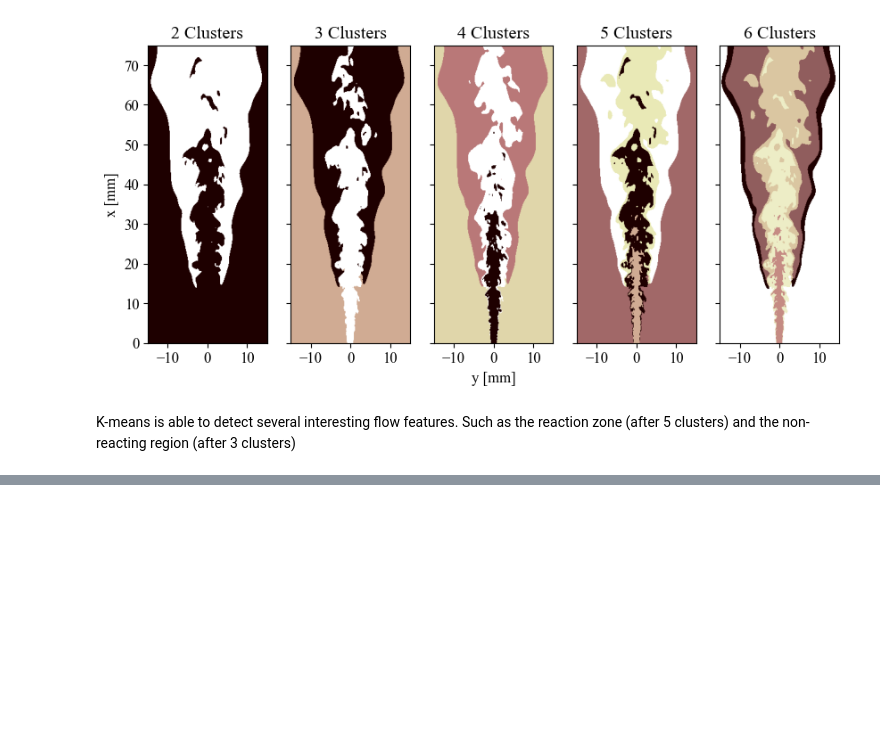
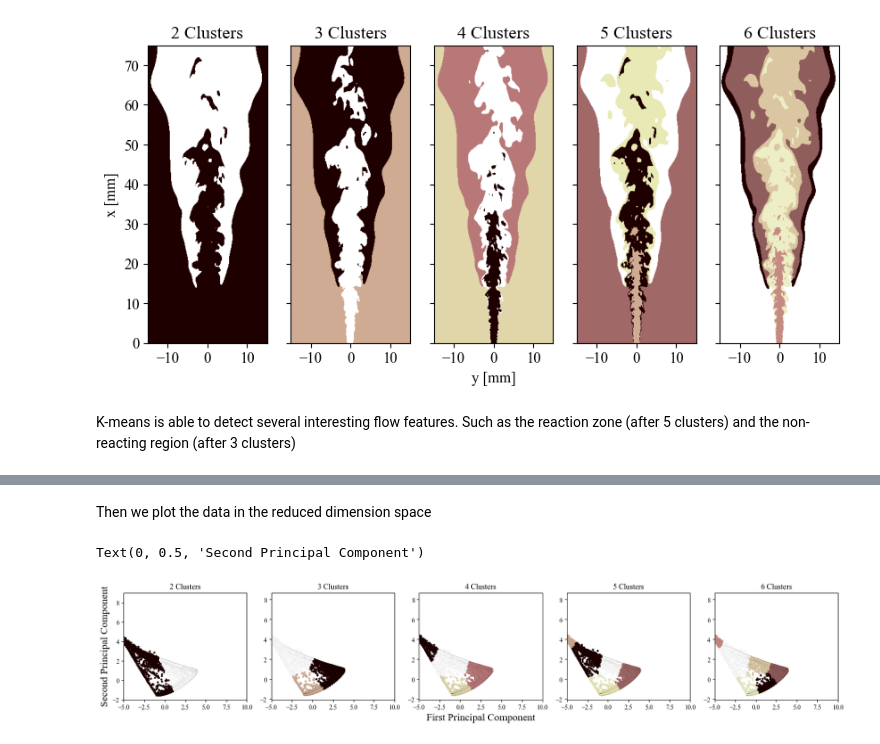
Before and after one commit to emnagrajaa/Classifying-n-Dodecane-Ignition, a Jupyter notebook: Unsupervised Learning.ipynb, the cells around one changed output, grey strips where cells are left out. Cells and saved outputs as stored; diff of their text form; code cells hidden in the pictures; blank space fills up the shorter version.

```diff
--- a/Unsupervised Learning.ipynb
+++ b/Unsupervised Learning.ipynb
@@ -134,0 +186,32 @@ K-means is able to detect several interesting flow features. Such as the reactio
+# %%
+y_pca_km2 = km2.fit_predict(principalComponents)
+y_pca_km3 = km3.fit_predict(principalComponents)
+y_pca_km4 = km4.fit_predict(principalComponents)
+y_pca_km5 = km5.fit_predict(principalComponents)
+y_pca_km6 = km6.fit_predict(principalComponents)
+# %% [markdown]
+Then we plot the data in the reduced dimension space
+# %%
+f, axs = plt.subplots(1, 5, figsize=(20, 3), sharex=True)
+
+axs[0].scatter(principalComponents[:,0][::5],principalComponents[:,1][::5],c=y_pca_km2[::5],
+                s = 10 , cmap = 'pink',edgecolor='black', linewidth = 0.03)
+axs[0].set_title('2 Clusters')
+axs[1].scatter(principalComponents[:,0][::5],principalComponents[:,1][::5],c=y_pca_km3[::5],s = 10 , cmap = 'pink',edgecolor='black', linewidth = 0.03)
+axs[1].set_title('3 Clusters')
+axs[2].scatter(principalComponents[:,0][::5],principalComponents[:,1][::5],c=y_pca_km4[::5],s = 10 , cmap = 'pink',edgecolor='black', linewidth = 0.03)
+axs[2].set_title('4 Clusters')
+axs[3].scatter(principalComponents[:,0][::5],principalComponents[:,1][::5],c=y_pca_km5[::5],s = 10 , cmap = 'pink',edgecolor='black', linewidth = 0.03)
+axs[3].set_title('5 Clusters')
+axs[4].scatter(principalComponents[:,0][::5],principalComponents[:,1][::5],c=y_pca_km6[::5],s = 10 , cmap = 'pink',edgecolor='black', linewidth = 0.03)
+axs[4].set_title('6 Clusters')
+
+
+
+axs[0].set_ylim([-2, 9])
+axs[0].set_xlim([-5, 10])
+axs[2].set_xlabel("First Principal Component", fontsize=16)
+axs[0].set_ylabel("Second Principal Component", fontsize=16)
+# %% [output]
+Text(0, 0.5, 'Second Principal Component')
+[figure, added]
```
Also changed, not shown: parts of 12 cells of this notebook.
